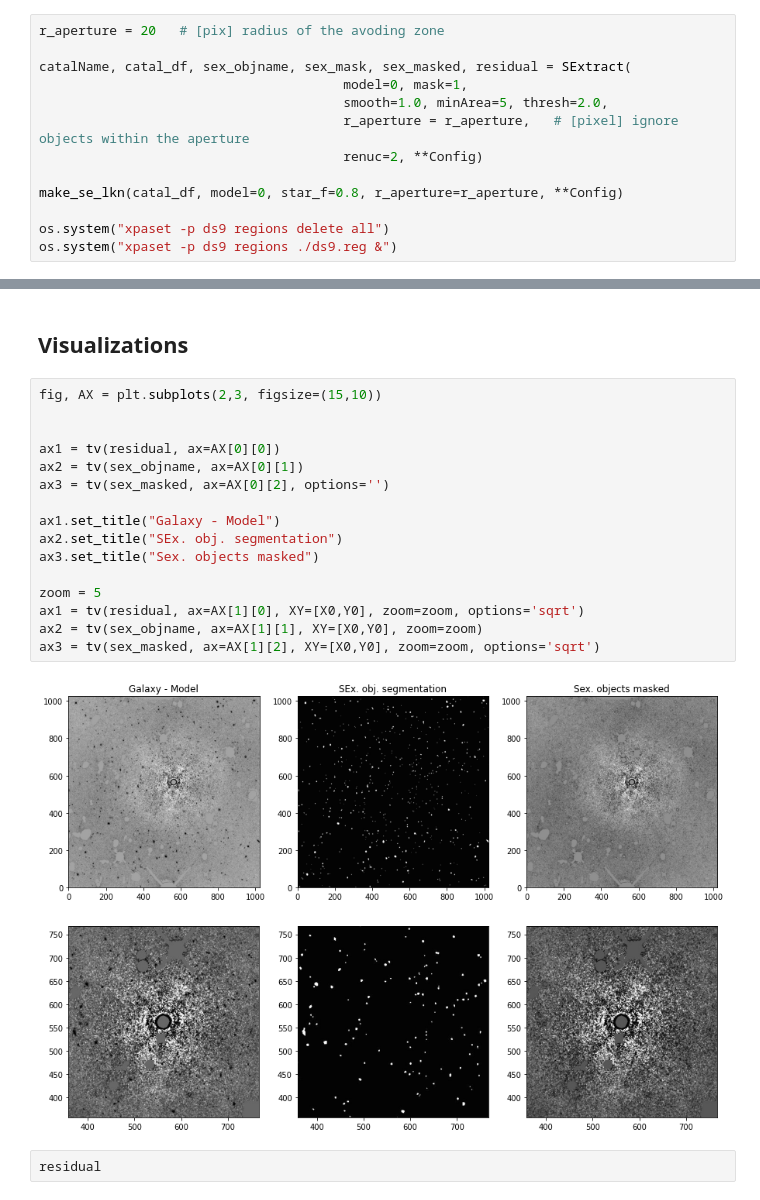
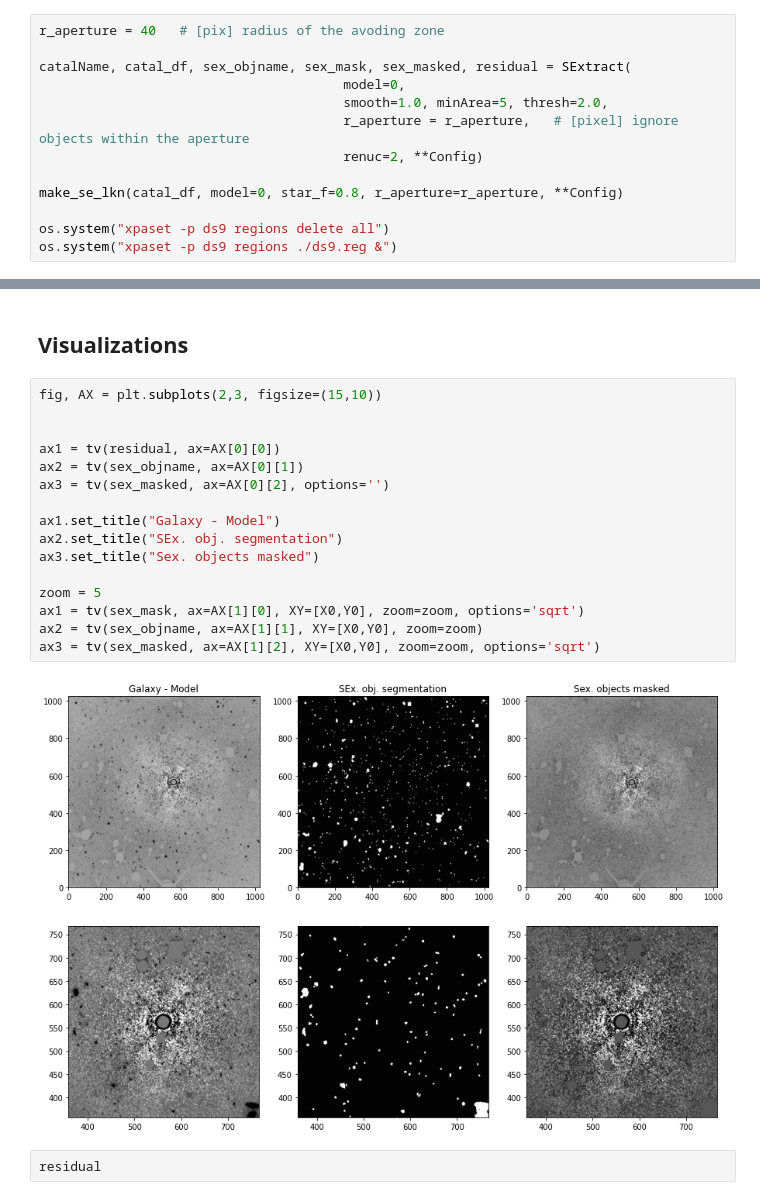
Before and after one commit to ekourkchi/old-SBF, a Jupyter notebook: notebooks/Sextractor_foreground.ipynb, the cells around one changed output, grey strips where cells are left out. Drawn from its saved outputs; the diff is of its cells as text.

```diff
--- a/notebooks/Sextractor_foreground.ipynb
+++ b/notebooks/Sextractor_foreground.ipynb
@@ -95,10 +100,10 @@ os.system("ds9 "+residual+" &")
 - cyan: ignored
 - yellow: avoding zone
 # %%
-r_aperture = 20   # [pix] radius of the avoding zone
+r_aperture = 40   # [pix] radius of the avoding zone
 
 catalName, catal_df, sex_objname, sex_mask, sex_masked, residual = SExtract(
-                                       model=0, mask=1,
+                                       model=0,
                                        smooth=1.0, minArea=5, thresh=2.0,
                                        r_aperture = r_aperture,   # [pixel] ignore objects within the aperture
                                        renuc=2, **Config)
@@ -145,21 +158,21 @@ except:
 # %%
 fig, AX = plt.subplots(2,3, figsize=(15,10))
 
 
 ax1 = tv(residual, ax=AX[0][0])
 ax2 = tv(sex_objname, ax=AX[0][1])
 ax3 = tv(sex_masked, ax=AX[0][2], options='')
 
 ax1.set_title("Galaxy - Model")
 ax2.set_title("SEx. obj. segmentation")
 ax3.set_title("Sex. objects masked")
 
 zoom = 5
-ax1 = tv(residual, ax=AX[1][0], XY=[X0,Y0], zoom=zoom, options='sqrt')
+ax1 = tv(sex_mask, ax=AX[1][0], XY=[X0,Y0], zoom=zoom, options='sqrt')
 ax2 = tv(sex_objname, ax=AX[1][1], XY=[X0,Y0], zoom=zoom)
 ax3 = tv(sex_masked, ax=AX[1][2], XY=[X0,Y0], zoom=zoom, options='sqrt')
 # %% [output]
-[figure, old version]
+[figure, new version]
 # %%
 residual
 # %% [output]
```
Also changed, not shown: parts of 8 cells of this notebook, 4 other files.
